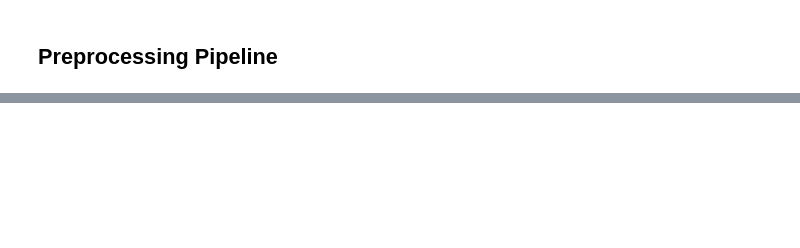
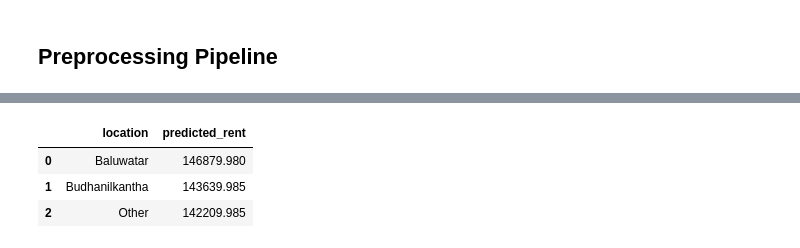
Before and after one commit to Anisha-Rijal-09/Kathmandu-Rental-Price-Predictor, a Jupyter notebook: main.ipynb, the cells around one changed output, grey strips where cells are left out. Drawn from its saved outputs; the diff is of its cells as text; code cells hidden in the pictures; blank space fills up the shorter version.

```diff
--- a/main.ipynb
+++ b/main.ipynb
@@ -515,0 +790,15 @@ Name: count, dtype: int64
+# %%
+# Does location actually move the needle? (feature importance said it's weak -- confirm directly)
+test_cases_loc = []
+for loc in ["Baluwatar", "Budhanilkantha", "Other"]:
+    listing = new_listing.copy()
+    listing["location_final"] = loc
+    pred = loaded_model.predict(listing)[0]
+    test_cases_loc.append({"location": loc, "predicted_rent": pred})
+
+pd.DataFrame(test_cases_loc)
+# %% [output]
+|  | location | predicted_rent |
+| 0 | Baluwatar | 146879.980 |
+| 1 | Budhanilkantha | 143639.985 |
+| 2 | Other | 142209.985 |
```
Also changed, not shown: parts of 20 cells of this notebook, 2 other files.
